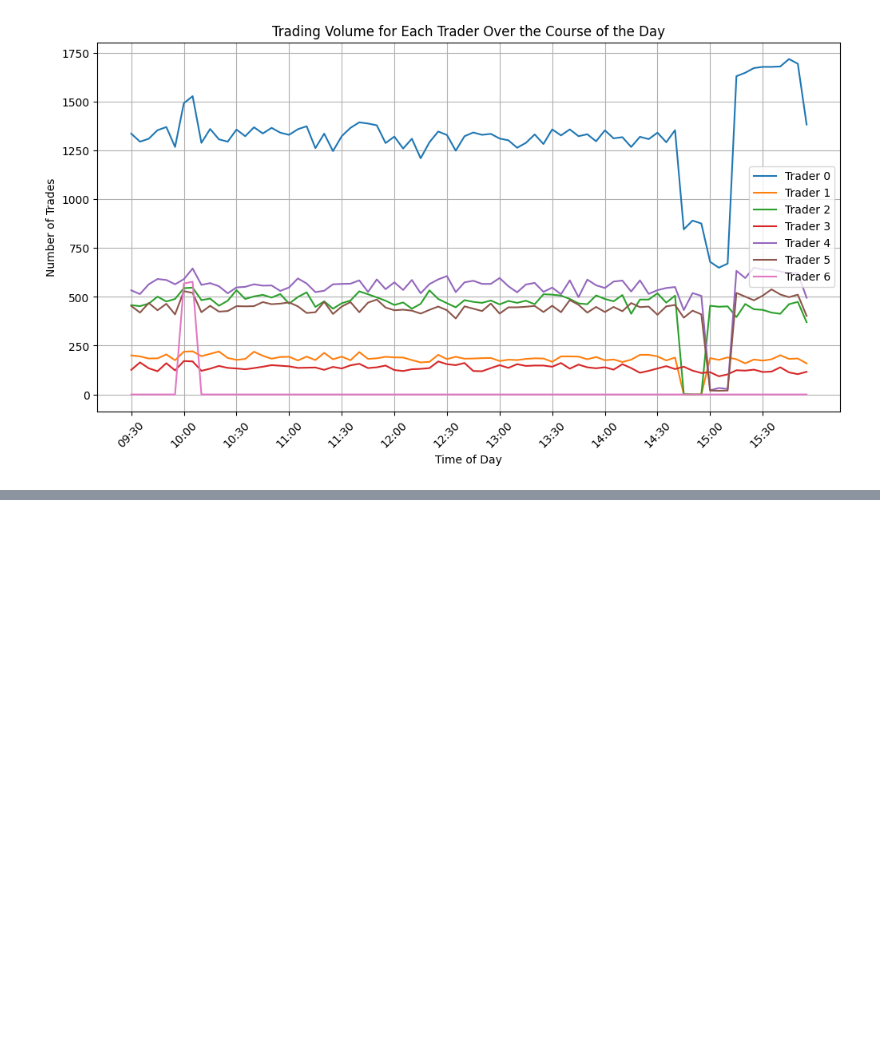
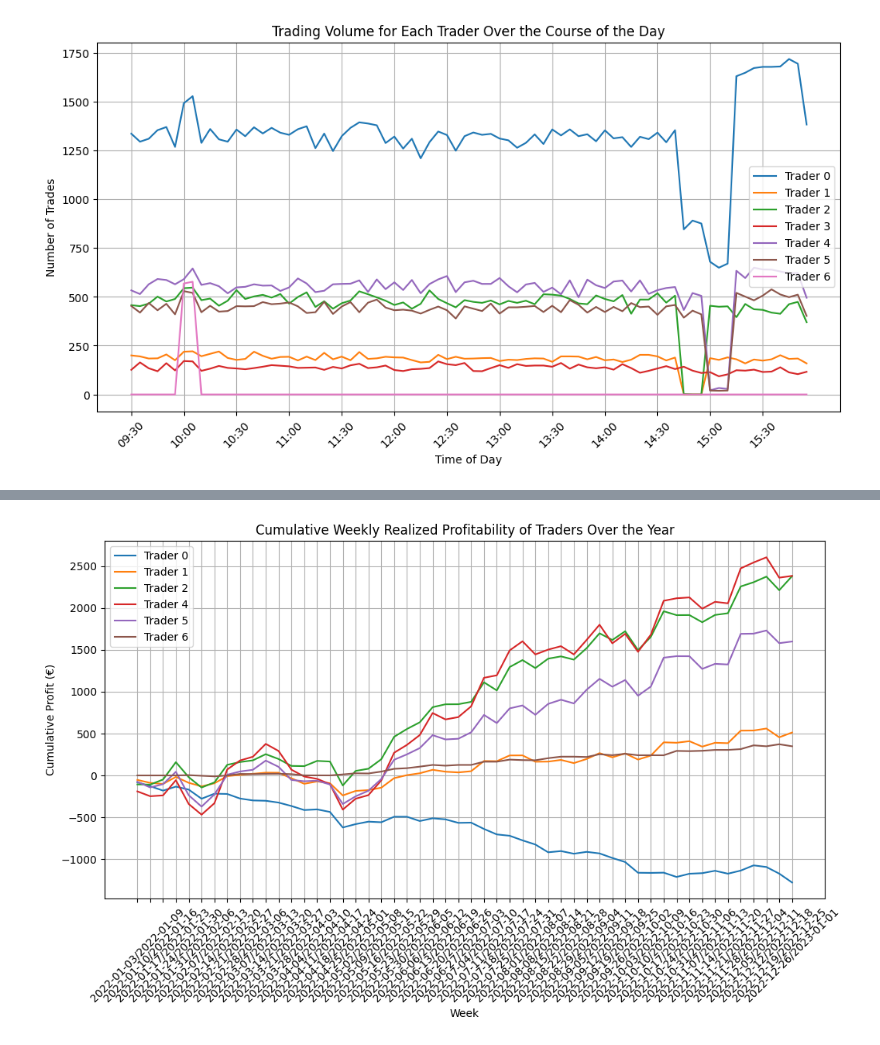
Before and after one commit to Daniel-Buckley1/Data-Exercise, a Jupyter notebook: Analysis.ipynb, the cells around one changed output, grey strips where cells are left out. Cells and saved outputs as stored; diff of their text form; code cells hidden in the pictures; blank space fills up the shorter version.

```diff
--- a/Analysis.ipynb
+++ b/Analysis.ipynb
@@ -376,0 +335,59 @@ plt.show()
+# %%
+
+
+# Load data and parse datetime correctly
+df = pd.read_csv("Data Exercise - Data.csv", dayfirst=True)
+df["Timestamp"] = pd.to_datetime(df["Date"] + " " + df["TimeOfDay"], dayfirst=True)
+
+# Add a column for weekly grouping
+df["Week"] = df["Timestamp"].dt.to_period("W")
+
+
+# Dictionary to track positions and P&L
+trader_positions = {}
+trader_pnl = []
+
+# Process each trade
+for _, row in df.iterrows():
+    spot_price = row["Spot"]
+    buyer = row["BuyTrader"]
+    seller = row["SellTrader"]
+    week = row["Week"]
+
+    # Buyer acquires position
+    if buyer not in trader_positions:
+        trader_positions[buyer] = []
+    trader_positions[buyer].append(spot_price)
+
+    # Seller realizes profit/loss
+    if seller in trader_positions and trader_positions[seller]:
+        buy_price = trader_positions[seller].pop(0)  # FIFO
+        profit = spot_price - buy_price
+        trader_pnl.append({"Trader": seller, "Week": week, "Profit": profit})
+
+# Convert P&L data to DataFrame
+pnl_df = pd.DataFrame(trader_pnl)
+
+# Aggregate profits by trader and week
+pnl_df = pnl_df.groupby(["Trader", "Week"], as_index=False)["Profit"].sum()
+
+# Pivot without duplicates issue
+pnl_pivot = pnl_df.pivot(index="Week", columns="Trader", values="Profit").fillna(0)
+
+# Compute cumulative profit for each trader
+pnl_cumulative = pnl_pivot.cumsum()
+
+# Plot cumulative trader profitability over time
+plt.figure(figsize=(12, 6))
+for trader in pnl_cumulative.columns:
+    plt.plot(pnl_cumulative.index.astype(str), pnl_cumulative[trader], label=f"Trader {trader}")
+
+plt.xlabel("Week")
+plt.ylabel("Cumulative Profit (€)")
+plt.title("Cumulative Weekly Realized Profitability of Traders Over the Year")
+plt.xticks(rotation=45)
+plt.legend()
+plt.grid()
+plt.show()
+# %% [output]
+[figure, added]
```
Also changed, not shown: parts of 35 cells of this notebook.
